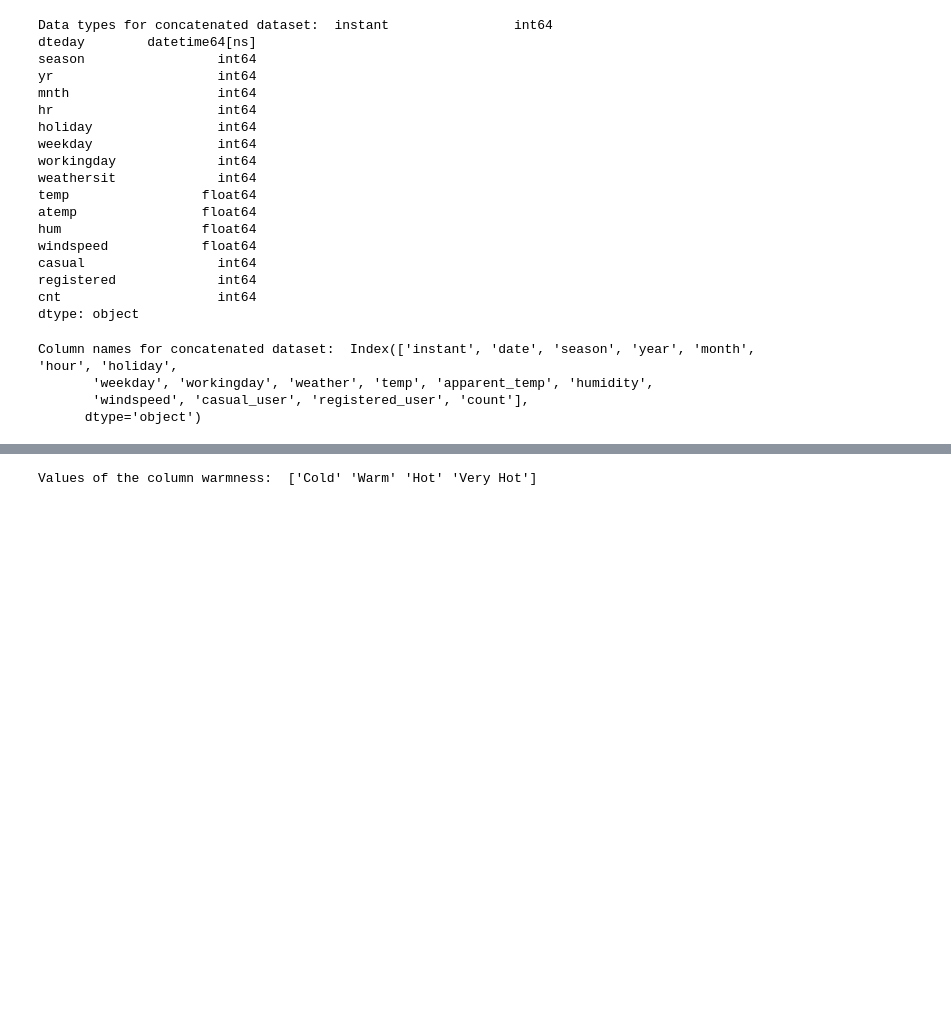
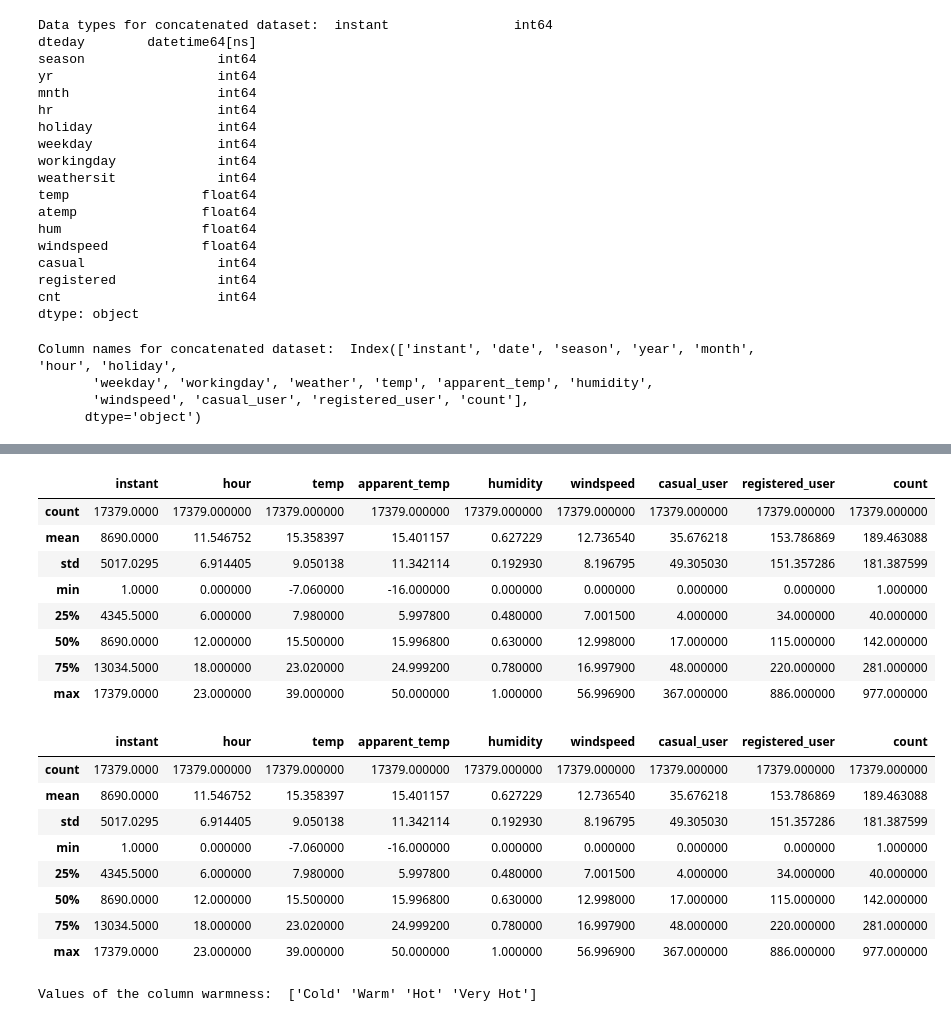
Before and after one commit to MaxLopezSalgado/capital_bike_sharing, a Jupyter notebook: data_wrangling/data_wrangling.ipynb, the cells around one changed output, grey strips where cells are left out. Saved outputs shown, nothing was run; the diff lists cells and outputs as text; code cells hidden in the pictures; blank space fills up the shorter version.

```diff
--- a/data_wrangling/data_wrangling.ipynb
+++ b/data_wrangling/data_wrangling.ipynb
@@ -316,3 +300,26 @@ None
+# %%
+# check the descriptive statistics for the bike and hours dataset
+display(bike.describe())
+display(hour.describe())
+# %% [output]
+|  | instant | hour | temp | apparent_temp | humidity | windspeed | casual_user | registered_user | count |
+| count | 17379.0000 | 17379.000000 | 17379.000000 | 17379.000000 | 17379.000000 | 17379.000000 | 17379.000000 | 17379.000000 | 17379.000000 |
+| mean | 8690.0000 | 11.546752 | 15.358397 | 15.401157 | 0.627229 | 12.736540 | 35.676218 | 153.786869 | 189.463088 |
+| std | 5017.0295 | 6.914405 | 9.050138 | 11.342114 | 0.192930 | 8.196795 | 49.305030 | 151.357286 | 181.387599 |
+| min | 1.0000 | 0.000000 | -7.060000 | -16.000000 | 0.000000 | 0.000000 | 0.000000 | 0.000000 | 1.000000 |
+| 25% | 4345.5000 | 6.000000 | 7.980000 | 5.997800 | 0.480000 | 7.001500 | 4.000000 | 34.000000 | 40.000000 |
+| 50% | 8690.0000 | 12.000000 | 15.500000 | 15.996800 | 0.630000 | 12.998000 | 17.000000 | 115.000000 | 142.000000 |
+| 75% | 13034.5000 | 18.000000 | 23.020000 | 24.999200 | 0.780000 | 16.997900 | 48.000000 | 220.000000 | 281.000000 |
+| max | 17379.0000 | 23.000000 | 39.000000 | 50.000000 | 1.000000 | 56.996900 | 367.000000 | 886.000000 | 977.000000 |
+|  | instant | hour | temp | apparent_temp | humidity | windspeed | casual_user | registered_user | count |
+| count | 17379.0000 | 17379.000000 | 17379.000000 | 17379.000000 | 17379.000000 | 17379.000000 | 17379.000000 | 17379.000000 | 17379.000000 |
+| mean | 8690.0000 | 11.546752 | 15.358397 | 15.401157 | 0.627229 | 12.736540 | 35.676218 | 153.786869 | 189.463088 |
+| std | 5017.0295 | 6.914405 | 9.050138 | 11.342114 | 0.192930 | 8.196795 | 49.305030 | 151.357286 | 181.387599 |
+| min | 1.0000 | 0.000000 | -7.060000 | -16.000000 | 0.000000 | 0.000000 | 0.000000 | 0.000000 | 1.000000 |
+| 25% | 4345.5000 | 6.000000 | 7.980000 | 5.997800 | 0.480000 | 7.001500 | 4.000000 | 34.000000 | 40.000000 |
+| 50% | 8690.0000 | 12.000000 | 15.500000 | 15.996800 | 0.630000 | 12.998000 | 17.000000 | 115.000000 | 142.000000 |
+| 75% | 13034.5000 | 18.000000 | 23.020000 | 24.999200 | 0.780000 | 16.997900 | 48.000000 | 220.000000 | 281.000000 |
+| max | 17379.0000 | 23.000000 | 39.000000 | 50.000000 | 1.000000 | 56.996900 | 367.000000 | 886.000000 | 977.000000 |
 # %%
 # transform the data type for the columns in the bike dataset into category in order to make them usable for the future analysis
 bike['year'] = bike['year'].astype('datetime64[ns]')
```
Also changed, not shown: parts of 3 cells of this notebook.
